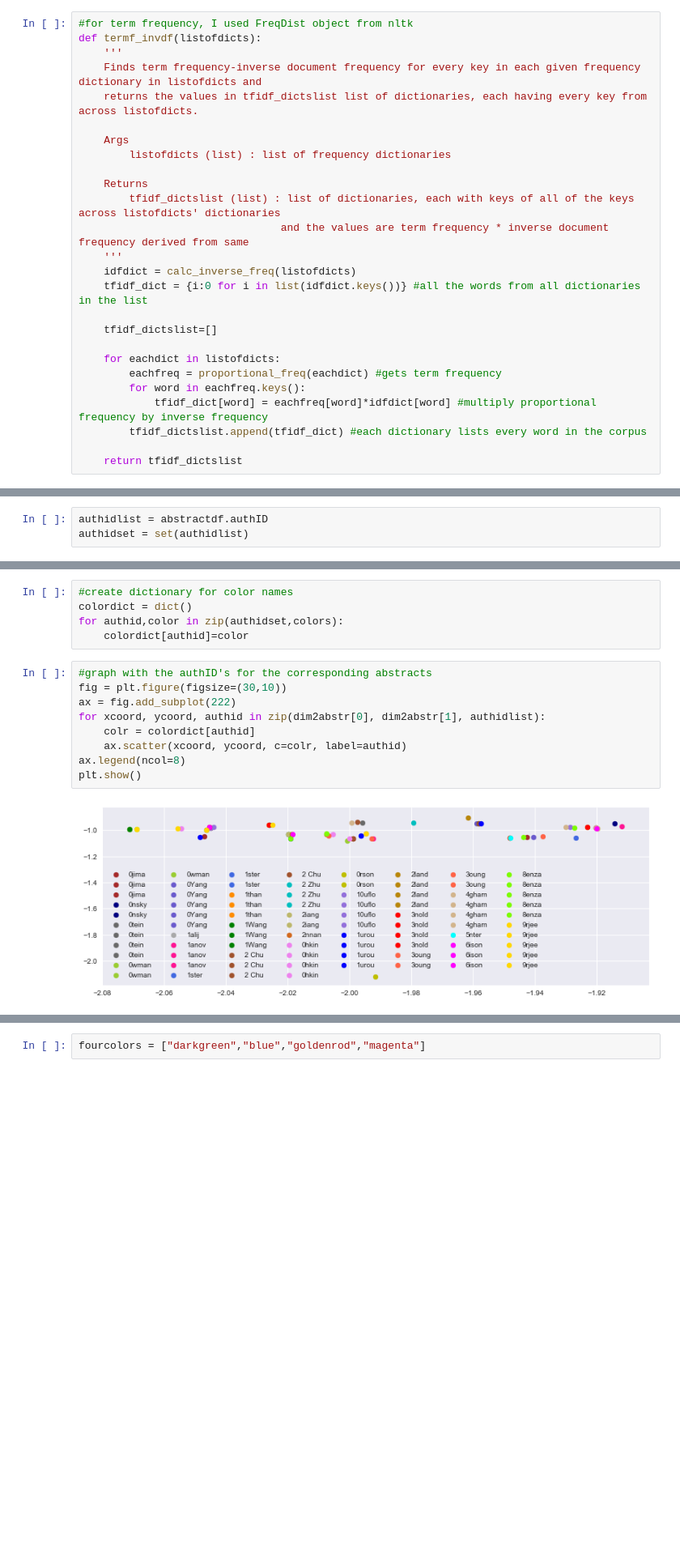
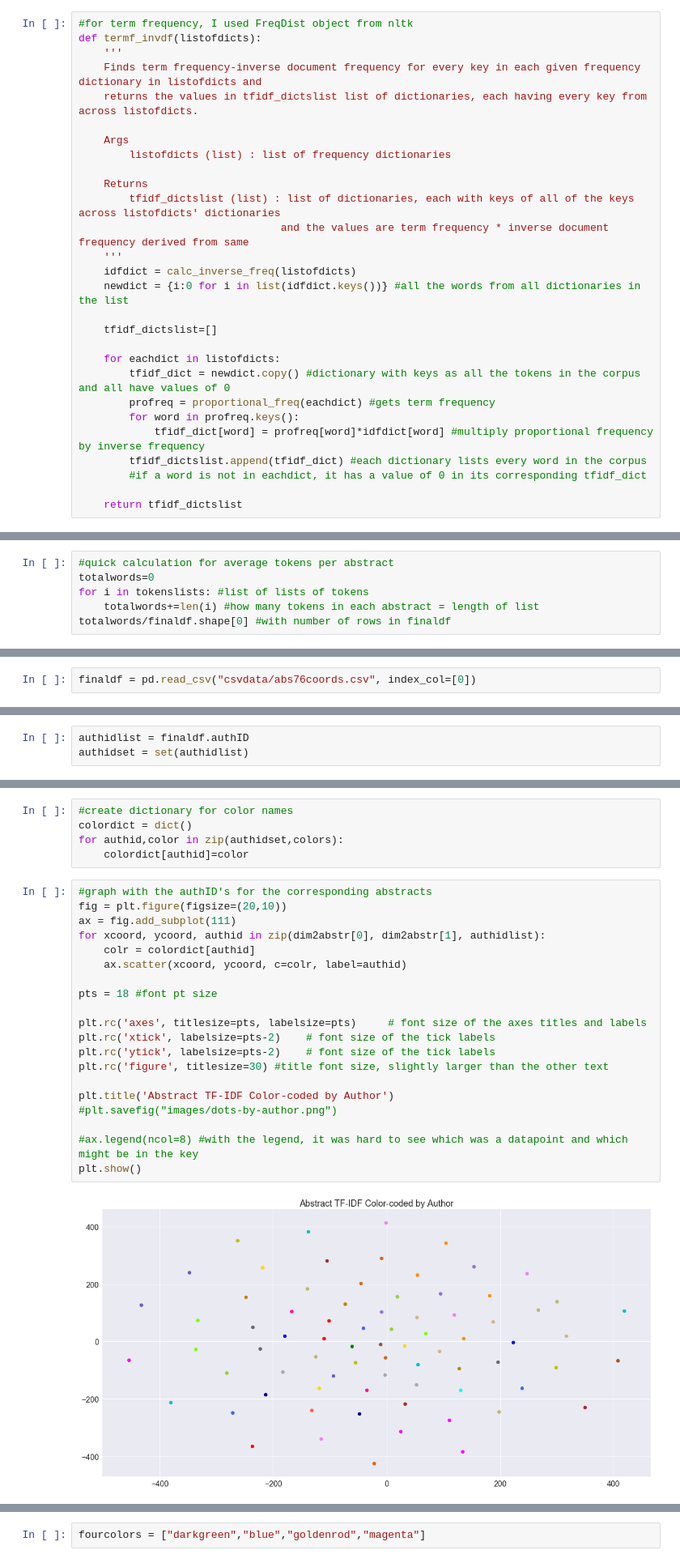
Before and after one commit to bronwencc/Capstone, a Jupyter notebook: analysis.ipynb, the cells around one changed output, grey strips where cells are left out. Shown: that part at 81% size. Saved outputs shown, nothing was run; the diff lists cells and outputs as text; blank space fills up the shorter version.

```diff
--- a/analysis.ipynb
+++ b/analysis.ipynb
@@ -558,15 +649,17 @@ def termf_invdf(listofdicts):
                                 and the values are term frequency * inverse document frequency derived from same
     '''
     idfdict = calc_inverse_freq(listofdicts)
-    tfidf_dict = {i:0 for i in list(idfdict.keys())} #all the words from all dictionaries in the list
+    newdict = {i:0 for i in list(idfdict.keys())} #all the words from all dictionaries in the list
 
     tfidf_dictslist=[]
 
     for eachdict in listofdicts:
-        eachfreq = proportional_freq(eachdict) #gets term frequency
-        for word in eachfreq.keys():
-            tfidf_dict[word] = eachfreq[word]*idfdict[word] #multiply proportional frequency by inverse frequency
+        tfidf_dict = newdict.copy() #dictionary with keys as all the tokens in the corpus and all have values of 0
+        profreq = proportional_freq(eachdict) #gets term frequency
+        for word in profreq.keys():
+            tfidf_dict[word] = profreq[word]*idfdict[word] #multiply proportional frequency by inverse frequency
         tfidf_dictslist.append(tfidf_dict) #each dictionary lists every word in the corpus
+        #if a word is not in eachdict, it has a value of 0 in its corresponding tfidf_dict
 
     return tfidf_dictslist
 # %% [markdown]
@@ -607,0 +717,6 @@ tfidframe.to_csv("csvdata/tfidfwords.csv")
+# %%
+#quick calculation for average tokens per abstract
+totalwords=0
+for i in tokenslists: #list of lists of tokens
+    totalwords+=len(i) #how many tokens in each abstract = length of list
+totalwords/finaldf.shape[0] #with number of rows in finaldf
@@ -651,7 +809,9 @@ finaldf.to_csv("csvdata/abscoords.csv")
+# %%
+finaldf = pd.read_csv("csvdata/abs76coords.csv", index_col=[0])
 # %% [markdown]
 Match individual colors to each `authID` for graph.
 # %%
-authidlist = abstractdf.authID
+authidlist = finaldf.authID
 authidset = set(authidlist)
 # %%
 len(authidset)
@@ -675,12 +835,23 @@ for authid,color in zip(authidset,colors):
     colordict[authid]=color
 # %%
 #graph with the authID's for the corresponding abstracts
-fig = plt.figure(figsize=(30,10))
-ax = fig.add_subplot(222)
+fig = plt.figure(figsize=(20,10))
+ax = fig.add_subplot(111)
 for xcoord, ycoord, authid in zip(dim2abstr[0], dim2abstr[1], authidlist):
     colr = colordict[authid]
     ax.scatter(xcoord, ycoord, c=colr, label=authid)
-ax.legend(ncol=8)
+
+pts = 18 #font pt size
+
+plt.rc('axes', titlesize=pts, labelsize=pts)     # font size of the axes titles and labels
+plt.rc('xtick', labelsize=pts-2)    # font size of the tick labels
+plt.rc('ytick', labelsize=pts-2)    # font size of the tick labels
+plt.rc('figure', titlesize=30) #title font size, slightly larger than the other text
+
+plt.title('Abstract TF-IDF Color-coded by Author')
+#plt.savefig("images/dots-by-author.png")
+
+#ax.legend(ncol=8) #with the legend, it was hard to see which was a datapoint and which might be in the key
 plt.show()
 # %% [output]
-[figure, old version]
+[figure, new version]
```
Also changed, not shown: parts of 91 cells of this notebook, 10 other files.
